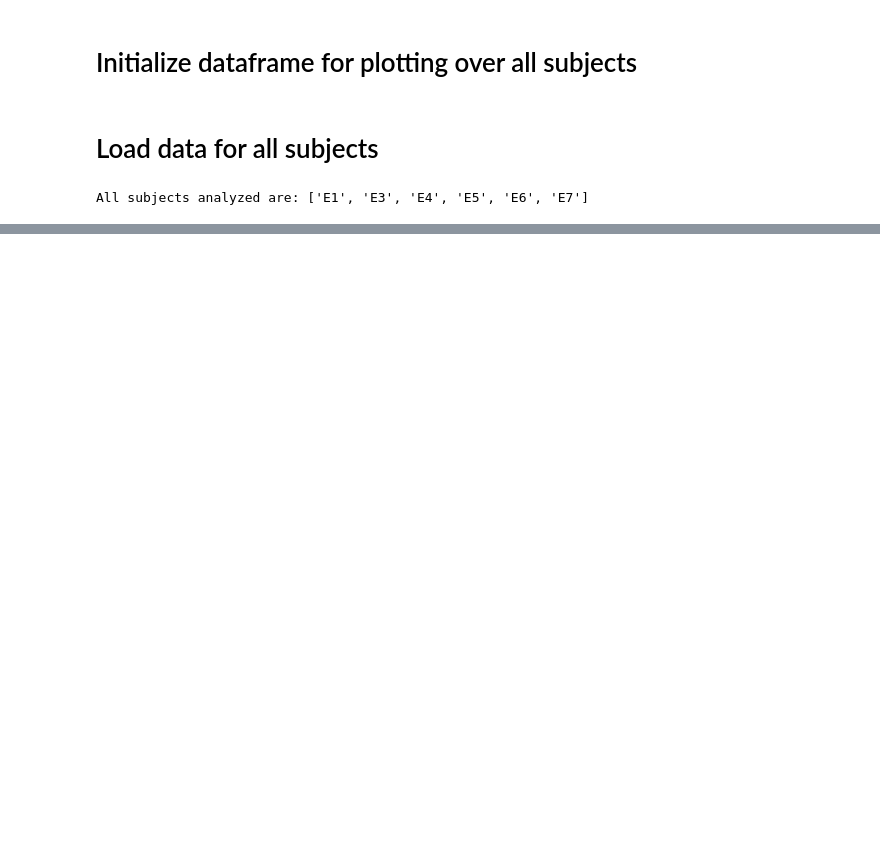
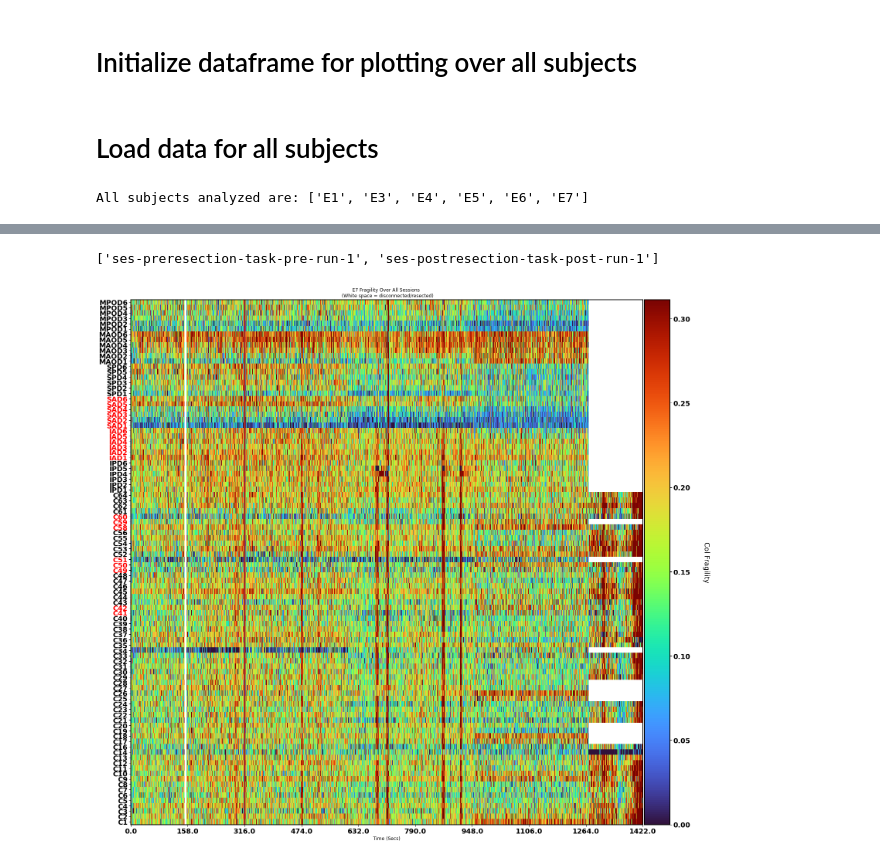
Before and after one commit to adam2392/sickkids, a Jupyter notebook: notebooks/publication/statistical_analysis.ipynb, the cells around one changed output, grey strips where cells are left out. Cells and saved outputs as stored; diff of their text form; code cells hidden in the pictures; blank space fills up the shorter version.

```diff
--- a/notebooks/publication/statistical_analysis.ipynb
+++ b/notebooks/publication/statistical_analysis.ipynb
@@ -481,0 +583,30 @@ done
+# %%
+sns.set_context('paper', font_scale=1.25)
+title = f'{subject} Fragility Over All Sessions \n (White space = disconnected/resected)'
+fig, ax = derivative.plot_heatmap(
+#     norm=mpl.colors.LogNorm(vmin=0., vmax=1),
+#     vmin=0, vmax=0.6,
+        vmax=np.nanquantile(derivative.get_data().flatten(), 0.95),
+#     cmap='viridis',
+#     vmin=-3, vmax=3,|
+#     norm=mpl.colors.PowerNorm(gamma=0.5),
+    title=title,
+    soz_chs=resected_chs, cbarlabel=cbarlabel,
+    set_col_under=False,
+)
+sns.set_context('paper', font_scale=2.0)
+
+colors = {'extraoperative': 'black',
+          'preresection': 'white',
+          'intraresection': 'gray',
+          'postresection': 'brown'}
+
+for onset, description in zip(onsets, descriptions):
+    session = description.split('-')[1]
+    color = colors[session]
+    ax.axvline(onset, label=description, lw=5, color=color)
+
+pprint(descriptions)
+# %% [output]
+['ses-preresection-task-pre-run-1', 'ses-postresection-task-post-run-1']
+[figure, added]
```
Also changed, not shown: parts of 17 cells of this notebook, 33 other files.
